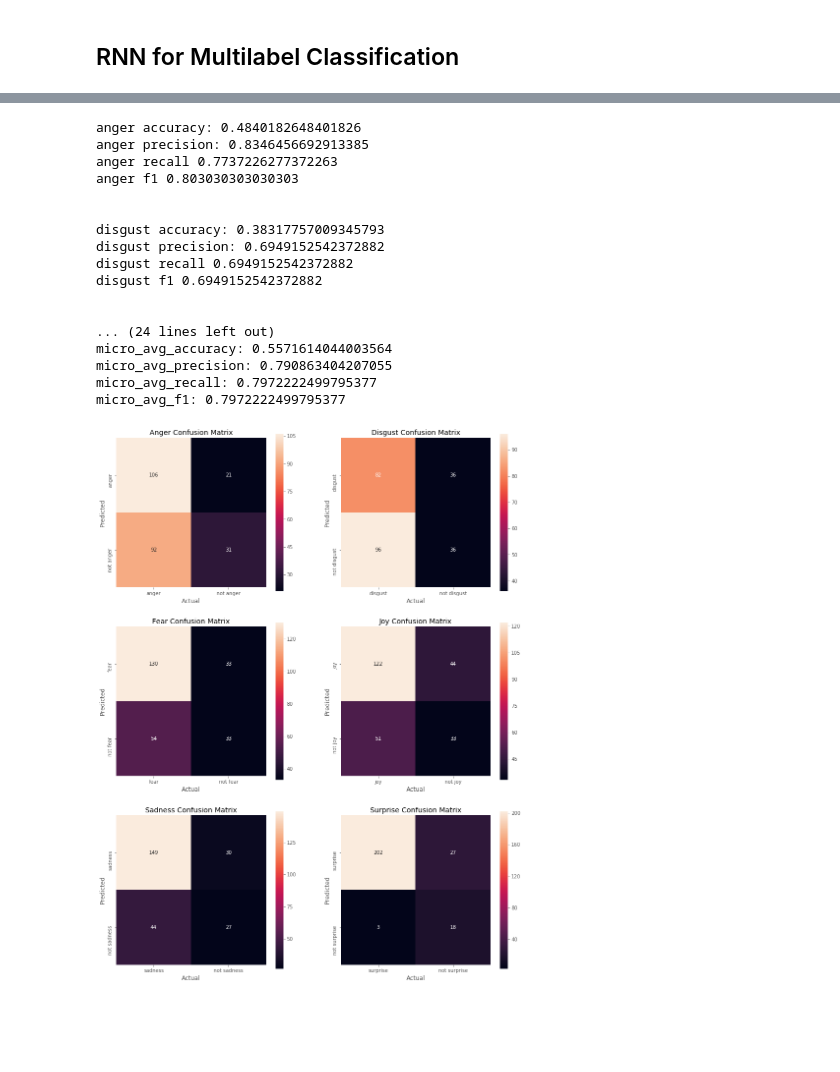
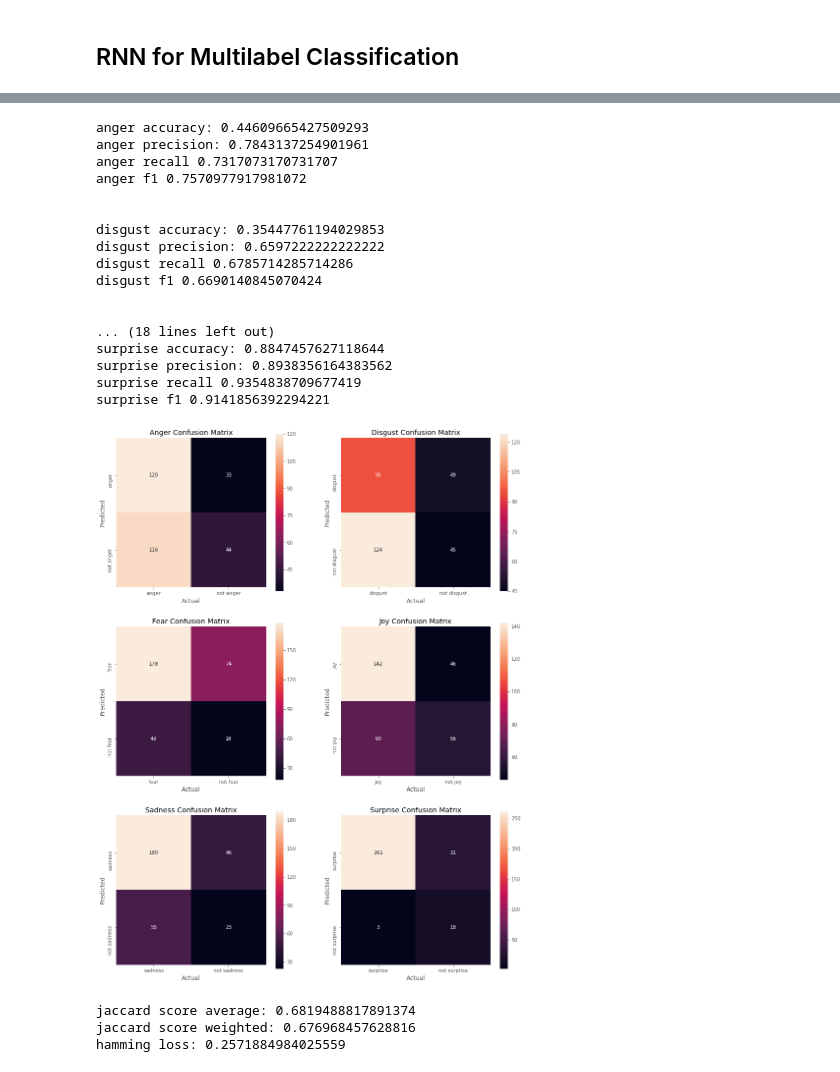
Before and after one commit to kemepley/Detecting_Emotions, a Jupyter notebook: Multilabel_Emotion_Classification.ipynb, the cells around one changed output, grey strips where cells are left out. Saved outputs shown, nothing was run; the diff lists cells and outputs as text; code cells hidden in the pictures; blank space fills up the shorter version.

```diff
--- a/Multilabel_Emotion_Classification.ipynb
+++ b/Multilabel_Emotion_Classification.ipynb
@@ -73,11 +77,6 @@ emotion_df.head()
 def evaluate_multilabel_classification(lst, df, RNN=False):
     plt.figure(figsize=(15,20))
     subplot_num = 1
-
-    accuracy_lst = []
-    precision_lst = []
-    recall_lst = []
-    f1_lst = []
 
     for i in lst:
 
@@ -104,25 +103,12 @@ def evaluate_multilabel_classification(lst, df, RNN=False):
         subplot_num+=1
 
         accuracy = tp/(fp + tn + tp)
-        accuracy_lst.append(1/accuracy)
         precision = tp/(fp + tp)
-        precision_lst.append(1/precision)
         recall = tp/(tp + fn)
-        recall_lst.append(1/recall)
         f1 = 2 * (((tp/(fp + tp)) * (tp/(tp + fn))) / ((tp/(fp + tp)) + (tp/(tp + fn))))
-        f1_lst.append(1/f1)
 
         print(i + " accuracy:", accuracy)
         print(i + " precision:", precision)
         print(i + " recall", recall)
         print(i + " f1", 2 * (((tp/(fp + tp)) * (tp/(tp + fn))) / ((tp/(fp + tp)) + (tp/(tp + fn)))))
         print('\n')
-
-    micro_avg_accuracy = len(lst)/sum(accuracy_lst)
-    micro_avg_precision = len(lst)/sum(precision_lst)
-    micro_avg_recall = len(lst)/sum(recall_lst)
-    micro_avg_f1 = len(lst)/sum(f1_lst)
-    print('micro_avg_accuracy:', micro_avg_accuracy)
-    print('micro_avg_precision:', micro_avg_precision)
-    print('micro_avg_recall:', micro_avg_recall)
-    print('micro_avg_f1:', micro_avg_recall)
@@ -266,17 +326,15 @@ for ind, word in enumerate(tokenizer.word_index.keys()):
     if word in glove_embeddings.keys():
         embedding_matrix[ind + 1, :] = glove_embeddings[word]
 # %%
-X_train, X_test, y_train, y_test = train_test_split(padded_X, threshold_labels_emotion, test_size=0.2, random_state=42)
+X_train, X_test, y_train, y_test = train_test_split(padded_X, emotion_df[['anger_label', 'disgust_label', 'fear_label', 'joy_label', 'sadness_label', 'surprise_label']], test_size=0.25, random_state=42)
 
 # labels multihot encoded
 y_train_multihot = y_train.values
 y_test_multihot = y_test.values
-
-# USE SMOTENC to balance classes on the training set
-# smt = SMOTENC(sampling_strategy='not majority', random_state=42, categorical_features=[0,1, 2,3,4,5,6,7,8,9])
-# X_res, y_res = smt.fit_resample(X_train, y_train_onehot)
 # %%
 model = Sequential()
+
+callbacks = [EarlyStopping(monitor='val_loss', patience=7)]
 
 model.add(Embedding(num_words, 300, weights=[embedding_matrix], input_length=10, trainable=False))
 model.add(LSTM(64, activation='relu', return_sequences=True))
@@ -294,8 +352,9 @@ model.compile(loss='binary_crossentropy',
 
 history = model.fit(X_train,
                     y_train_multihot,
-                    epochs=20,
+                    epochs=30,
                     batch_size=100,
+                    callbacks=callbacks,
                     class_weight=[{0: 3, 1: 1}, {0: 4, 1: 1}, {0: 1, 1: 1}, {0: 1, 1: 1}, {0: 1, 1: 1}, {0: 1, 1: 1}],
                     validation_data=(X_test, y_test_multihot))
 # %% [output]
@@ -337,5 +400,4 @@ model.save('RNN_multiclass_emotion.h5')
 
 RNN_preds = model.predict_on_batch(X_test)
 
-RNN_preds = pd.DataFrame({"pred_anger":RNN_preds[:,0], "pred_disgust":RNN_preds[:,1], "pred_fear":RNN_preds[:,2], "pred_joy":RNN_preds[:,3], "pred_sadness":RNN_preds[:,4], "pred_surprise":RNN_preds[:,5], "anger":y_test_multihot[:,0], "disgust":y_test_multihot[:,1], "fear": y_test_multihot[:,2], "joy": y_test_multihot[:,3], "sadness": y_test_multihot[:,4], "surprise": y_test_multihot[:,5]})
-RNN_preds.loc[RNN_preds['disgust']==1]
+RNN_preds_df = pd.DataFrame({"pred_anger":RNN_preds[:,0], "pred_disgust":RNN_preds[:,1], "pred_fear":RNN_preds[:,2], "pred_joy":RNN_preds[:,3], "pred_sadness":RNN_preds[:,4], "pred_surprise":RNN_preds[:,5], "anger":y_test_multihot[:,0], "disgust":y_test_multihot[:,1], "fear": y_test_multihot[:,2], "joy": y_test_multihot[:,3], "sadness": y_test_multihot[:,4], "surprise": y_test_multihot[:,5]})
@@ -361,21 +404,32 @@ RNN_preds.loc[RNN_preds['disgust']==1]
 # %%
-evaluate_multilabel_classification(['anger', 'disgust', 'fear', 'joy', 'sadness', 'surprise'], RNN_preds, RNN=True)
+evaluate_multilabel_classification(['anger', 'disgust', 'fear', 'joy', 'sadness', 'surprise'], RNN_preds_df, RNN=True)
 # %% [output]
-anger accuracy: 0.4840182648401826
-anger precision: 0.8346456692913385
-anger recall 0.7737226277372263
-anger f1 0.803030303030303
+anger accuracy: 0.44609665427509293
+anger precision: 0.7843137254901961
+anger recall 0.7317073170731707
+anger f1 0.7570977917981072
 
 
-disgust accuracy: 0.38317757009345793
-disgust precision: 0.6949152542372882
-disgust recall 0.6949152542372882
-disgust f1 0.6949152542372882
+disgust accuracy: 0.35447761194029853
+disgust precision: 0.6597222222222222
+disgust recall 0.6785714285714286
+disgust f1 0.6690140845070424
 
 
-... (24 lines left out)
-micro_avg_accuracy: 0.5571614044003564
-micro_avg_precision: 0.790863404207055
-micro_avg_recall: 0.7972222499795377
-micro_avg_f1: 0.7972222499795377
+... (18 lines left out)
+surprise accuracy: 0.8847457627118644
+surprise precision: 0.8938356164383562
+surprise recall 0.9354838709677419
+surprise f1 0.9141856392294221
-[figure, old version]
+[figure, new version]
+# %%
+jaccard_score_samples = jaccard_score(y_test, RNN_preds>.5, average='samples')
+jaccard_score_weighted = jaccard_score(y_test, RNN_preds>.5, average='weighted')
+hamming_loss_score = hamming_loss(y_test, RNN_preds>.5)
+print('jaccard score average:', jaccard_score_samples )
+print('jaccard score weighted:', jaccard_score_weighted )
+print('hamming loss:', hamming_loss_score)
+# %% [output]
+jaccard score average: 0.6819488817891374
+jaccard score weighted: 0.676968457628816
+hamming loss: 0.2571884984025559
```
Also changed, not shown: parts of 26 cells of this notebook.
